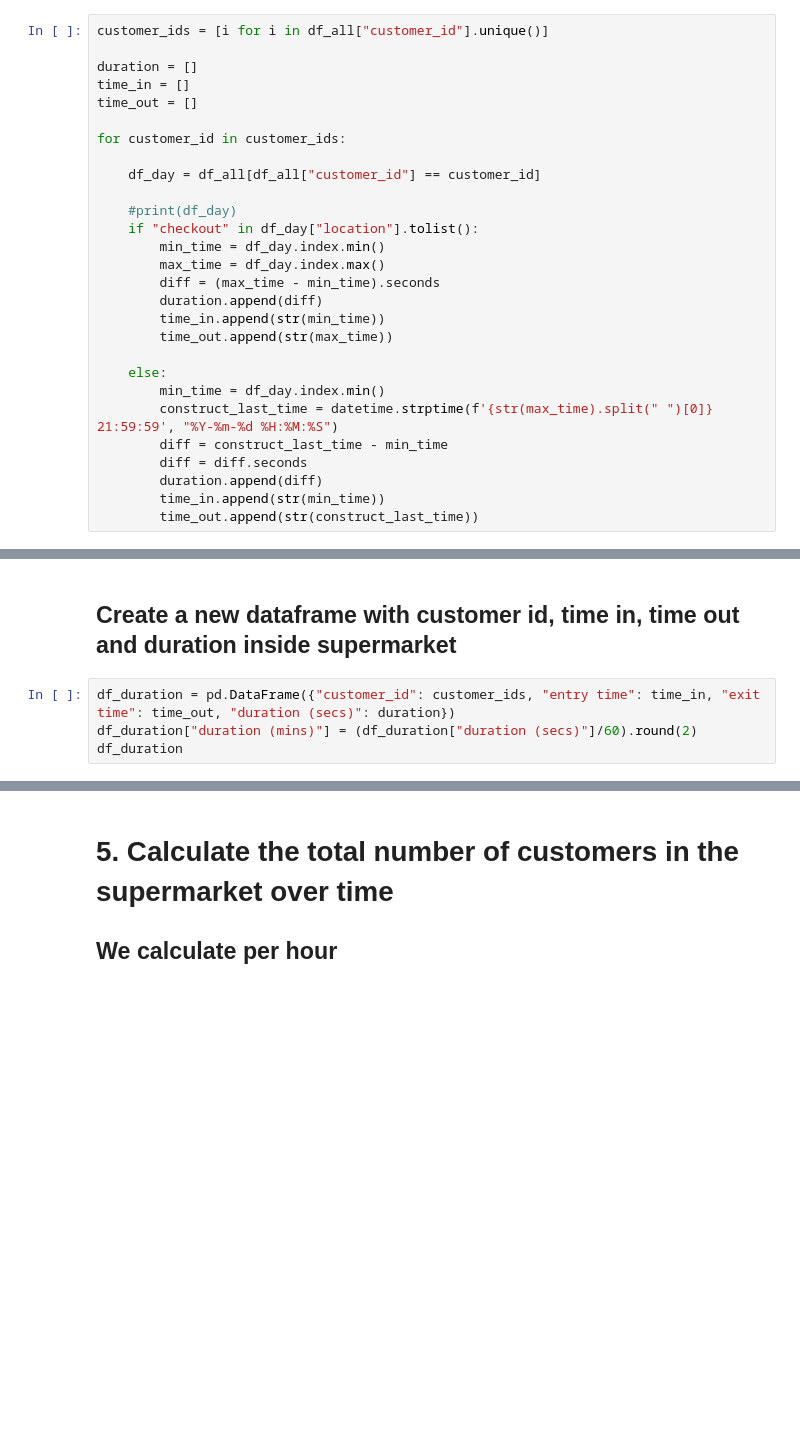
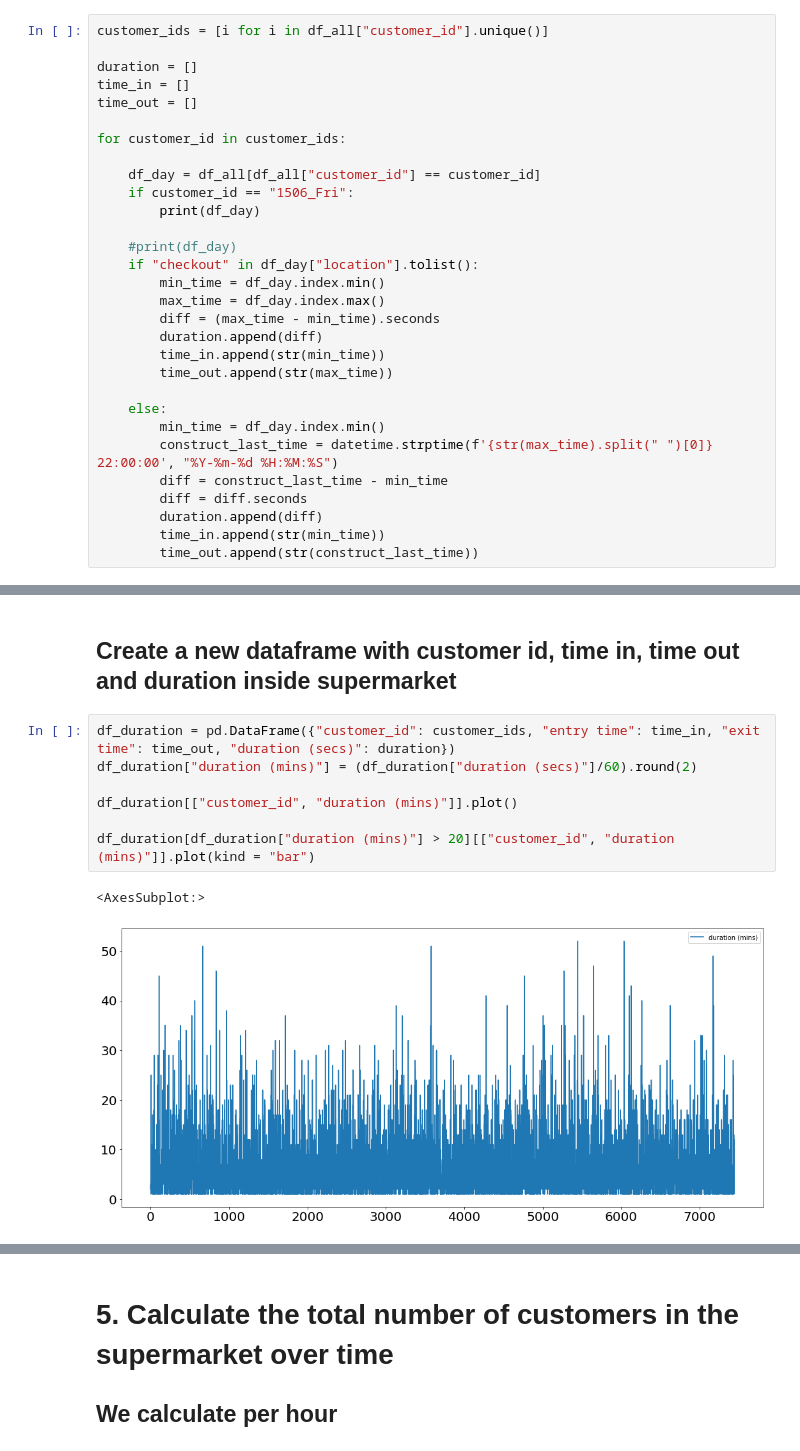
Before and after one commit to Amaranga/markov_ki, a Jupyter notebook: project8_data_exploration.ipynb, the cells around one changed output, grey strips where cells are left out. Cells and saved outputs as stored; diff of their text form; blank space fills up the shorter version.

```diff
--- a/project8_data_exploration.ipynb
+++ b/project8_data_exploration.ipynb
@@ -149,6 +196,8 @@ time_out = []
 for customer_id in customer_ids:
 
     df_day = df_all[df_all["customer_id"] == customer_id]
+    if customer_id == "1506_Fri":
+        print(df_day)
 
     #print(df_day)
     if "checkout" in df_day["location"].tolist():
@@ -161,7 +210,7 @@ for customer_id in customer_ids:
 
     else:
         min_time = df_day.index.min()
-        construct_last_time = datetime.strptime(f'{str(max_time).split(" ")[0]} 21:59:59', "%Y-%m-%d %H:%M:%S")
+        construct_last_time = datetime.strptime(f'{str(max_time).split(" ")[0]} 22:00:00', "%Y-%m-%d %H:%M:%S")
         diff = construct_last_time - min_time
         diff = diff.seconds
         duration.append(diff)
@@ -172,4 +225,10 @@ for customer_id in customer_ids:
 # %%
 df_duration = pd.DataFrame({"customer_id": customer_ids, "entry time": time_in, "exit time": time_out, "duration (secs)": duration})
 df_duration["duration (mins)"] = (df_duration["duration (secs)"]/60).round(2)
-df_duration
+
+df_duration[["customer_id", "duration (mins)"]].plot()
+
+df_duration[df_duration["duration (mins)"] > 20][["customer_id", "duration (mins)"]].plot(kind = "bar")
+# %% [output]
+<AxesSubplot:>
+[figure, added]
```
Also changed, not shown: parts of 25 cells of this notebook.
